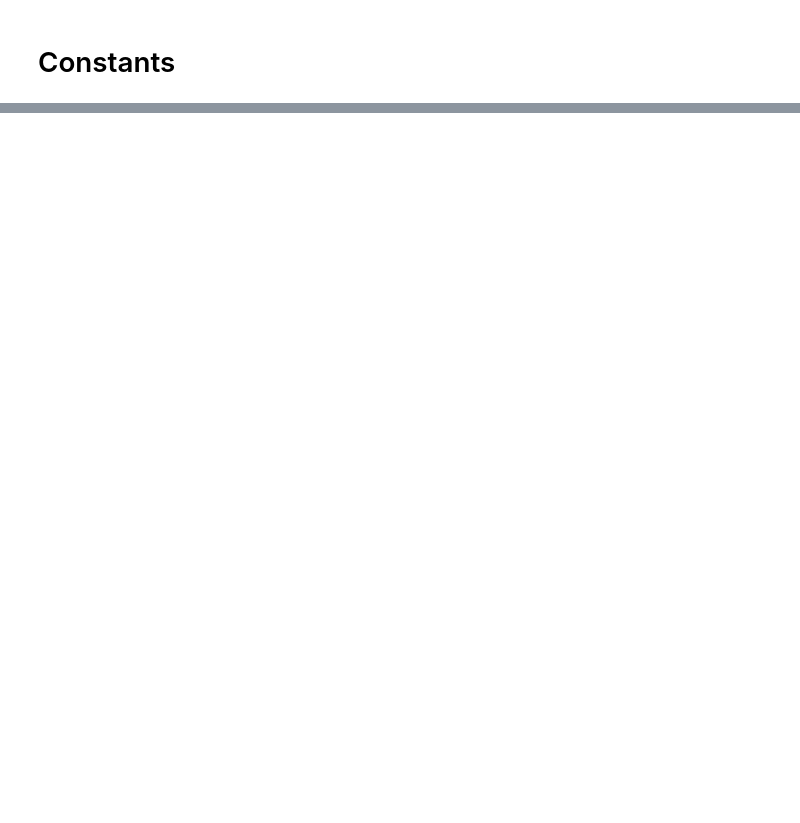
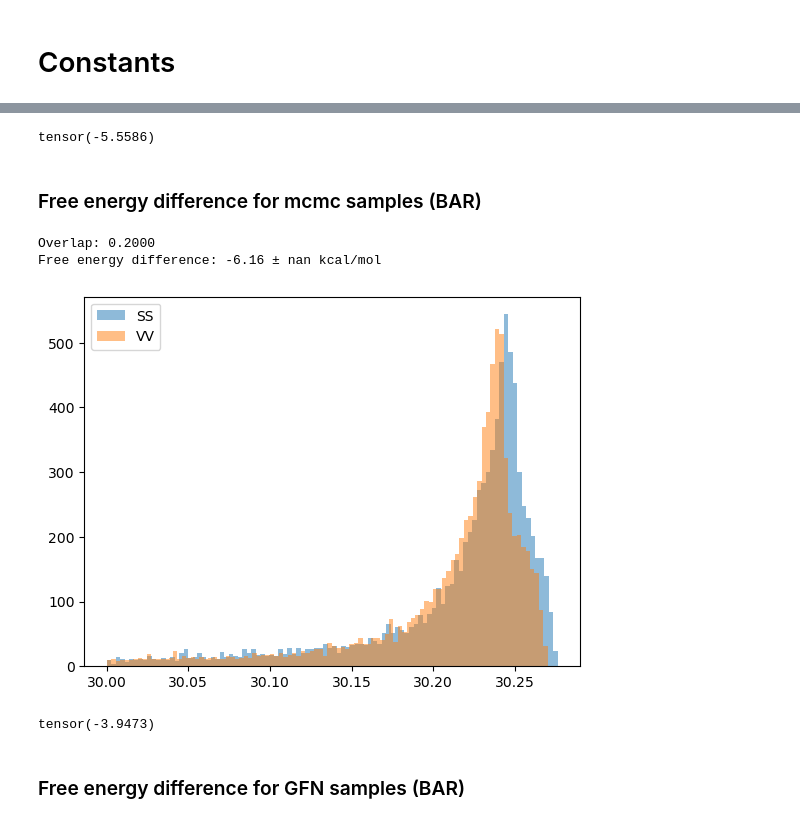
Before and after one commit to Radoralev/gfn-energy, a Jupyter notebook: energy_sampling/notebooks/eval_no_gfn.ipynb, the cells around one changed output, grey strips where cells are left out. Cells and saved outputs as stored; diff of their text form; code cells hidden in the pictures; blank space fills up the shorter version.

Commit message:
energy fix, hyperparameter fix, more optimization, eval notebook

```diff
--- a/energy_sampling/notebooks/eval_no_gfn.ipynb
+++ b/energy_sampling/notebooks/eval_no_gfn.ipynb
@@ -268,0 +129,35 @@ plt.show()
+# %%
+delta_f_kcal_bf = fed_estimate_Z(v_energies_bf, s_energies_bf, beta_applied=False)
+partition_function_estimates['brute_force'] = delta_f_kcal_bf
+partition_function_estimates['brute_force']
+# %% [output]
+tensor(-5.5586)
+# %% [markdown]
+### Free energy difference for mcmc samples (BAR)
+# %%
+# Calculate the free energy difference
+delta_f_kcal_mcmc, delta_f_error_kcal_mcmc, overlap_mcmc, vv_energies_mcmc, ss_energies_mcmc, vs_energies_mcmc, sv_energies_mcmc, exp_avg_f_mcmc, exp_avg_b_mcmc = bar_estimate(v_file='data/samples_v.npy', s_file='data/samples_s.npy', beta=beta)
+
+bar_estimates['mcmc'] = delta_f_kcal_mcmc
+
+print(f"Overlap: {overlap_mcmc:.4f}")
+print(f"Free energy difference: {delta_f_kcal_mcmc:.2f} ± {delta_f_error_kcal_mcmc:.2f} kcal/mol")
+# %% [output]
+Overlap: 0.2000
+Free energy difference: -6.16 ± nan kcal/mol
+# %%
+# plot mcmc energy distributions
+plt.hist(-ss_energies_mcmc[-ss_energies_mcmc>30], bins=100, alpha=0.5, label='SS')
+plt.hist(-vv_energies_mcmc[-vv_energies_mcmc>30], bins=100, alpha=0.5, label='VV')
+plt.legend()
+plt.show()
+# %% [output]
+[figure, added]
+# %%
+delta_f_kcal_mcmc = fed_estimate_Z(vv_energies_mcmc, ss_energies_mcmc, beta_applied=False)
+partition_function_estimates['mcmc'] = delta_f_kcal_mcmc
+delta_f_kcal_mcmc
+# %% [output]
+tensor(-3.9473)
+# %% [markdown]
+### Free energy difference for GFN samples (BAR)
```
Also changed, not shown: parts of 50 cells of this notebook, 17 other files.
